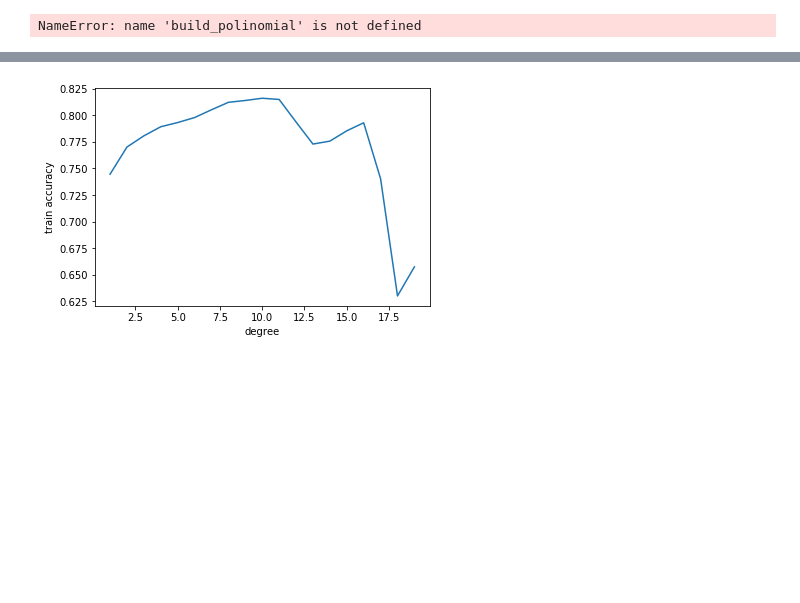
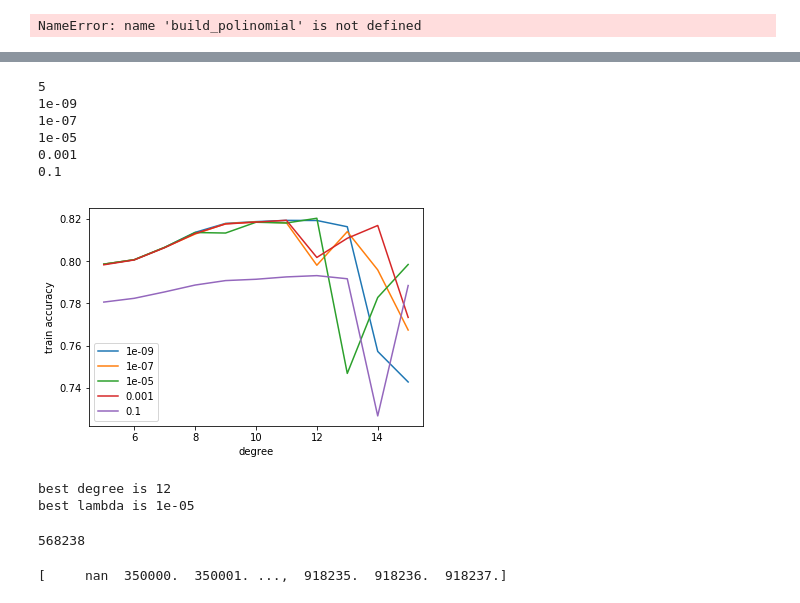
Before and after one commit to diegofiori/ML_Higgs, a Jupyter notebook: Higgs_CrossValidation.ipynb, the cells around one changed output, grey strips where cells are left out. Drawn from its saved outputs; the diff is of its cells as text; code cells hidden in the pictures; blank space fills up the shorter version.

```diff
--- a/Higgs_CrossValidation.ipynb
+++ b/Higgs_CrossValidation.ipynb
@@ -83,5 +85,5 @@ def load_data(train_path,test_path):
 # %%
- x_train,y_train,x_test=load_data('train.csv','test.csv')
+ x_train,y_train,x_test,ids_test=load_data('train.csv','test.csv')
 # %%
 x_train
 # %%
@@ -149,3 +152,11 @@ def build_polinomial(x,degree,not_poly_features=0,nm=-999):
     phi=np.concatenate(phi_list,axis=1)
     phi=nan_converter(phi,nm=nm,direction=False)
     return phi
+# %%
+def norm_data(x,not_norm_features=0):
+    x_to_norm=x[:,1:x.shape[1]-not_norm_features]
+    means=np.mean(x_to_norm,axis=0)
+    sds=np.std(x_to_norm,axis=0)
+    x_to_norm=(x_to_norm-means.reshape(1,-1))/sds.reshape(1,-1)
+    x[:,0:x.shape[1]-not_norm_features]=x_to_norm
+    return x
@@ -253,9 +276,12 @@ RESULT CALCULATED
 # %%
 # Plot the results
-plt.figure
-plt.plot(range(1,20),cost_te)
-plt.xlabel('degree')
-plt.ylabel('train accuracy')
-plt.show()
+def plot_cross_validation(lambdas,cost_te,degrees):
+    plt.figure
+    string=[]
+    for s in range(lambdas.size):
+        plt.plot(degrees,cost_te[s])
+        string.append(str(lambdas[s]))
+    plt.xlabel('degree')
+    plt.ylabel('train accuracy')
+    plt.legend(string)
+    plt.show()
-# %% [output]
-[figure, removed]
@@ -297,0 +288,7 @@ a
+# %%
+def find_the_maximum(matrix):
+    max_col=np.max(matrix,axis=0)
+    max_col_ind=np.max(np.argmax(max_col))
+    max_matrix=np.max(max_col)
+    max_row_ind=np.min(np.argmax(matrix[:,max_col_ind]))
+    return max_matrix,[max_row_ind,max_col_ind]
@@ -297,0 +309,23 @@ a
+# %%
+x_train,y_train,x_test,ids_test=load_data('train.csv','test.csv')
+seed = 1
+degrees = np.arange(5,16)
+k_fold = 4
+# To use ridge regression
+lambdas = np.logspace(-9,-1,num=5)
+print(lambdas.size)
+cost_te=cross_validation_demo(y_train,x_train,degrees,k_fold,lambdas,seed)
+plot_cross_validation(lambdas,cost_te,degrees)
+_,best_param_ind=find_the_maximum(cost_te)
+print('best degree is '+str(degrees[best_param_ind[1]]))
+print('best lambda is '+str(lambdas[best_param_ind[0]]))
+# %% [output]
+5
+1e-09
+1e-07
+1e-05
+0.001
+0.1
+[figure, added]
+best degree is 12
+best lambda is 1e-05
@@ -298,3 +351,11 @@ a
+# %%
+print(y_test.shape[0])
+# %% [output]
+568238
+# %%
+print(ids_test)
+# %% [output]
+[     nan  350000.  350001. ...,  918235.  918236.  918237.]
 # %%
 ? np.genfromtxt()
 # %%
```
Also changed, not shown: parts of 17 cells of this notebook.
